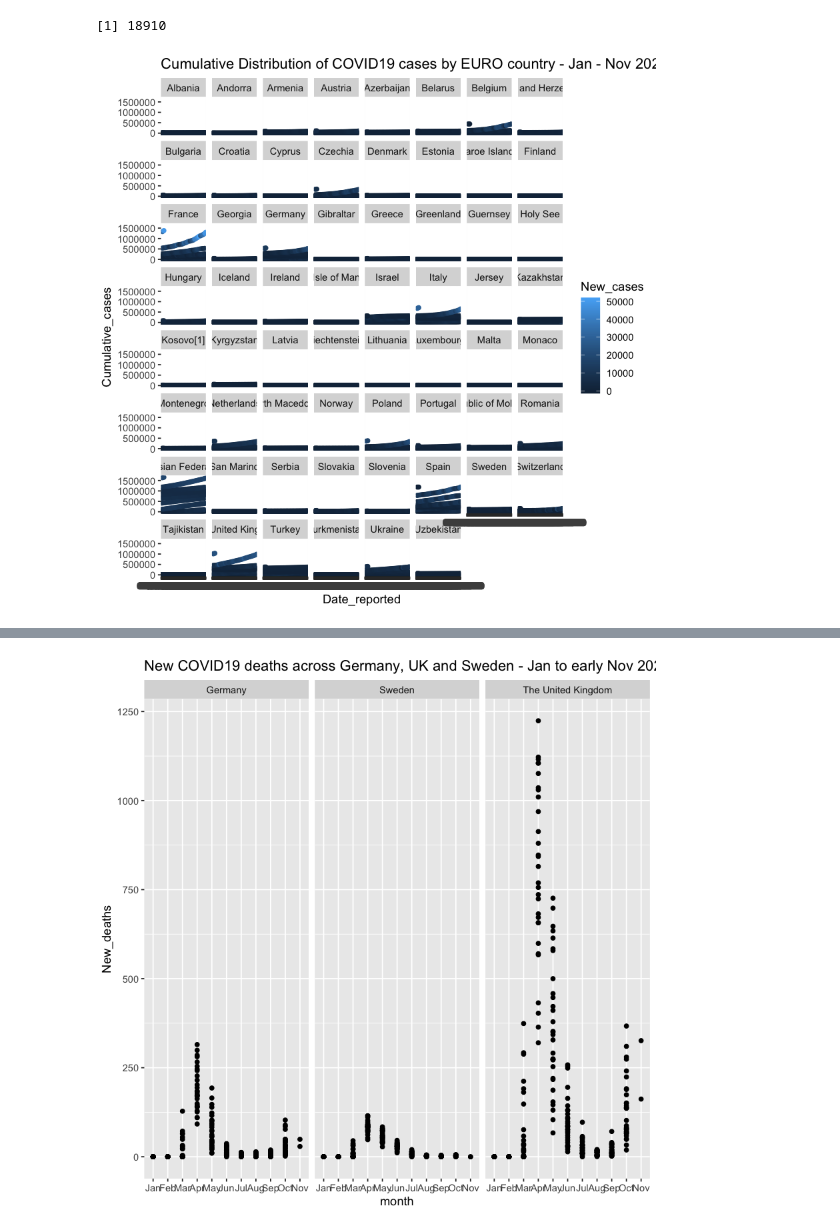
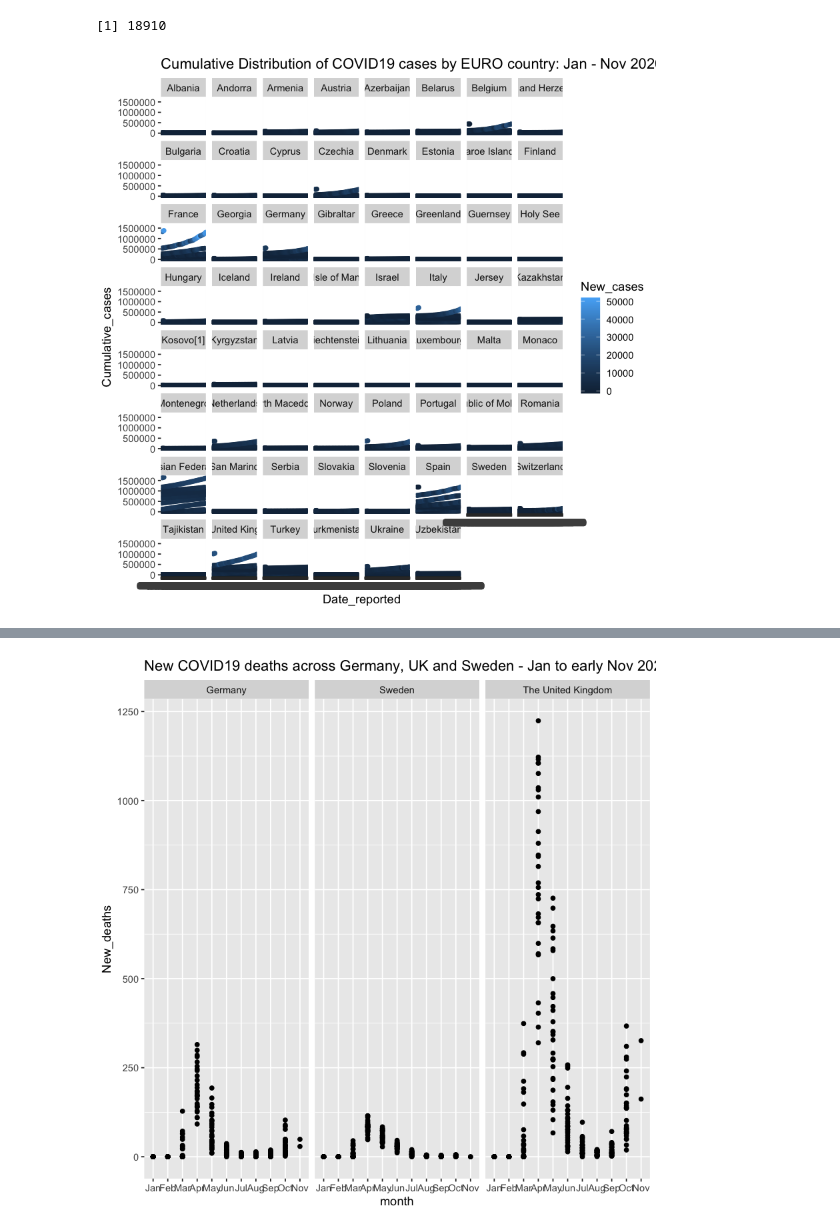
Before and after one commit to ada-nwobodo/COVID19-Prediction-Project-, a Jupyter notebook: COVID-19PredictionProject.ipynb, the cells around one changed output, grey strips where cells are left out. Cells and saved outputs as stored; diff of their text form; code cells hidden in the pictures.

```diff
--- a/COVID-19PredictionProject.ipynb
+++ b/COVID-19PredictionProject.ipynb
@@ -355,9 +351,9 @@ nrow(WHO_COVID19_EURO)
 [1] 18910
 # %%
 ggplot(WHO_COVID19_EURO, aes(x = Date_reported, y = Cumulative_cases, color = New_cases)) + geom_point() + facet_wrap(~ Country) +
-    ggtitle("Cumulative Distribution of COVID19 cases by EURO country Jan - Nov 2020")
+    ggtitle("Cumulative Distribution of COVID19 cases by EURO country: Jan - Nov 2020")
 # %% [output]
-[figure, old version]
+[figure, new version]
 # %%
 WHO_COVID19_EURO_DATES <- WHO_COVID19_EURO %>%
     mutate(wday = wday(Date_reported, label = TRUE), month = month(Date_reported, label = TRUE))
```
Also changed, not shown: parts of 5 cells of this notebook, 2 other files.
